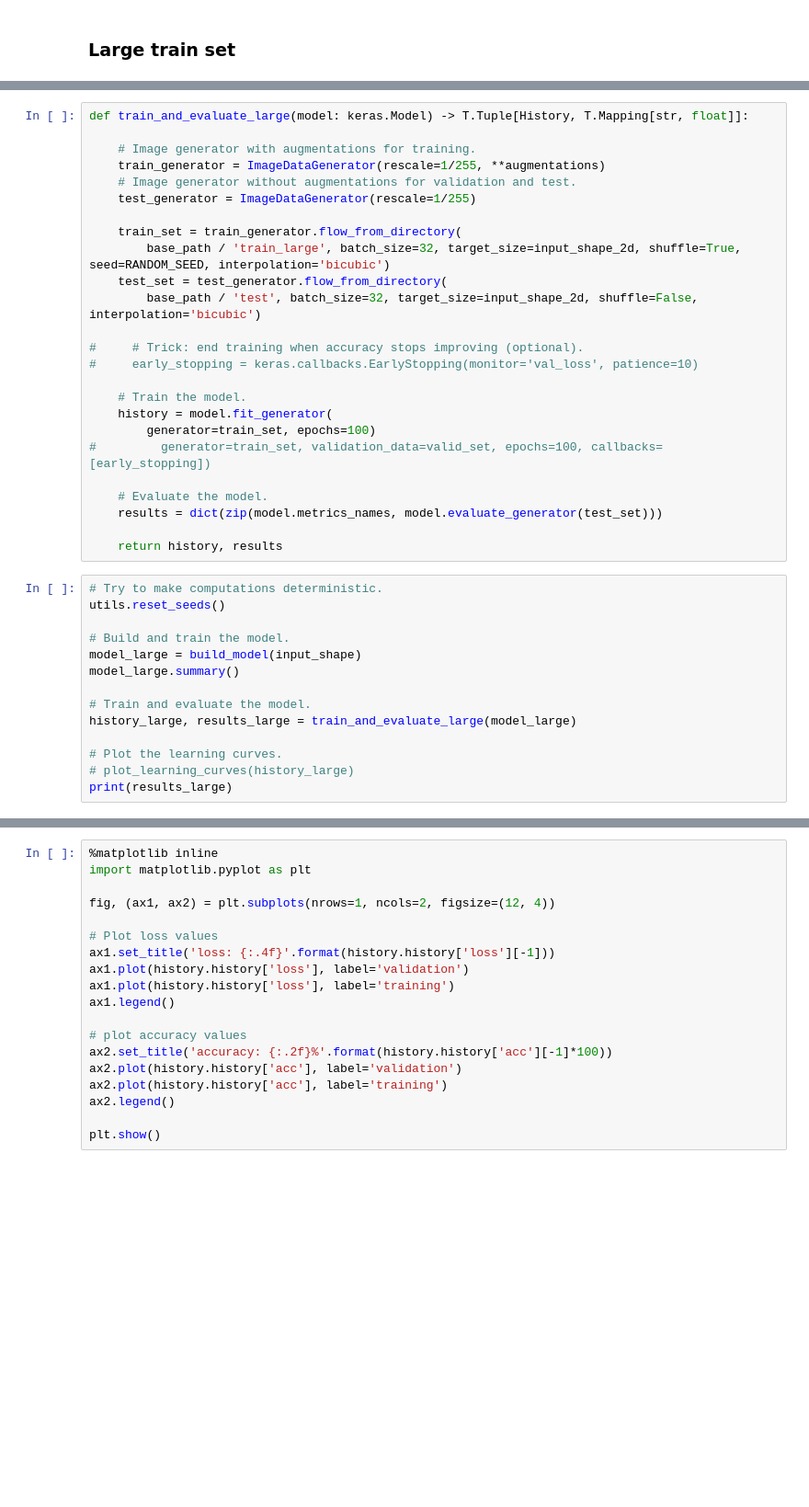
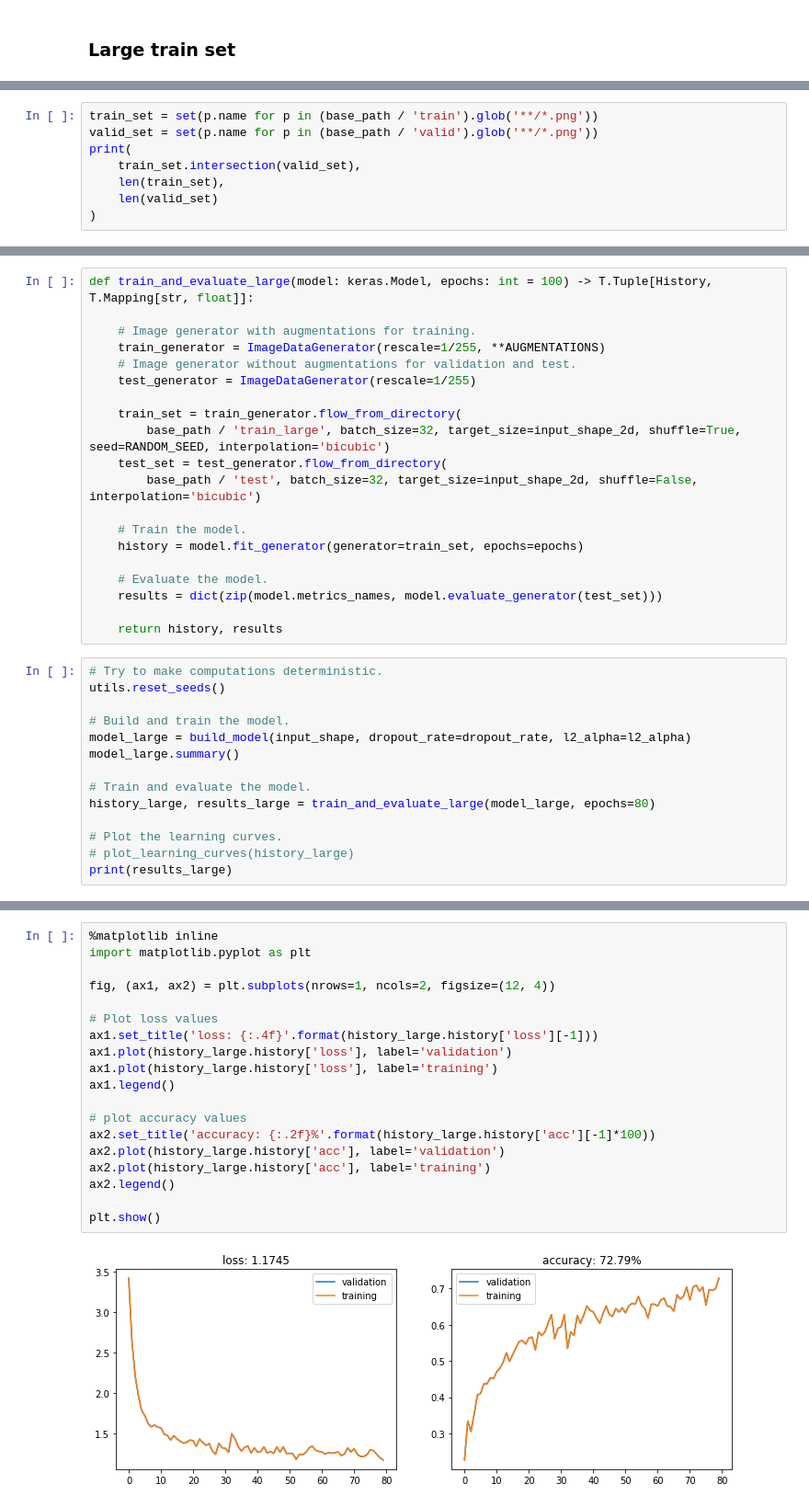
Before and after one commit to jeanrichard/epflx-adsml19-course4-project, a Jupyter notebook: 08_Convnets.ipynb.ipynb, the cells around one changed output, grey strips where cells are left out. Shown: that part at 92% size. Drawn from its saved outputs; the diff is of its cells as text; blank space fills up the shorter version.

```diff
--- a/08_Convnets.ipynb.ipynb
+++ b/08_Convnets.ipynb.ipynb
@@ -279,0 +255,8 @@ Having found a suitable design and set of hyperparameters, we want to figure out
+# %%
+train_set = set(p.name for p in (base_path / 'train').glob('**/*.png'))
+valid_set = set(p.name for p in (base_path / 'valid').glob('**/*.png'))
+print(
+    train_set.intersection(valid_set),
+    len(train_set),
+    len(valid_set)
+)
@@ -280,8 +278,8 @@ Having found a suitable design and set of hyperparameters, we want to figure out
 # %%
-def train_and_evaluate_large(model: keras.Model) -> T.Tuple[History, T.Mapping[str, float]]:
+def train_and_evaluate_large(model: keras.Model, epochs: int = 100) -> T.Tuple[History, T.Mapping[str, float]]:
 
     # Image generator with augmentations for training.
-    train_generator = ImageDataGenerator(rescale=1/255, **augmentations)
+    train_generator = ImageDataGenerator(rescale=1/255, **AUGMENTATIONS)
     # Image generator without augmentations for validation and test.
     test_generator = ImageDataGenerator(rescale=1/255)
 
@@ -290,13 +288,8 @@ def train_and_evaluate_large(model: keras.Model) -> T.Tuple[History, T.Mapping[s
     test_set = test_generator.flow_from_directory(
         base_path / 'test', batch_size=32, target_size=input_shape_2d, shuffle=False, interpolation='bicubic')
 
-#     # Trick: end training when accuracy stops improving (optional).
-#     early_stopping = keras.callbacks.EarlyStopping(monitor='val_loss', patience=10)
-
     # Train the model.
-    history = model.fit_generator(
-        generator=train_set, epochs=100)
-#         generator=train_set, validation_data=valid_set, epochs=100, callbacks=[early_stopping])
+    history = model.fit_generator(generator=train_set, epochs=epochs)
 
     # Evaluate the model.
     results = dict(zip(model.metrics_names, model.evaluate_generator(test_set)))
@@ -307,11 +300,11 @@ def train_and_evaluate_large(model: keras.Model) -> T.Tuple[History, T.Mapping[s
 utils.reset_seeds()
 
 # Build and train the model.
-model_large = build_model(input_shape)
+model_large = build_model(input_shape, dropout_rate=dropout_rate, l2_alpha=l2_alpha)
 model_large.summary()
 
 # Train and evaluate the model.
-history_large, results_large = train_and_evaluate_large(model_large)
+history_large, results_large = train_and_evaluate_large(model_large, epochs=80)
 
 # Plot the learning curves.
 # plot_learning_curves(history_large)
@@ -339,19 +330,21 @@ len(train_set) * 32
 # %%
 %matplotlib inline
 import matplotlib.pyplot as plt
 
 fig, (ax1, ax2) = plt.subplots(nrows=1, ncols=2, figsize=(12, 4))
 
 # Plot loss values
-ax1.set_title('loss: {:.4f}'.format(history.history['loss'][-1]))
-ax1.plot(history.history['loss'], label='validation')
-ax1.plot(history.history['loss'], label='training')
+ax1.set_title('loss: {:.4f}'.format(history_large.history['loss'][-1]))
+ax1.plot(history_large.history['loss'], label='validation')
+ax1.plot(history_large.history['loss'], label='training')
 ax1.legend()
 
 # plot accuracy values
-ax2.set_title('accuracy: {:.2f}%'.format(history.history['acc'][-1]*100))
-ax2.plot(history.history['acc'], label='validation')
-ax2.plot(history.history['acc'], label='training')
+ax2.set_title('accuracy: {:.2f}%'.format(history_large.history['acc'][-1]*100))
+ax2.plot(history_large.history['acc'], label='validation')
+ax2.plot(history_large.history['acc'], label='training')
 ax2.legend()
 
 plt.show()
+# %% [output]
+[figure, added]
```
Also changed, not shown: parts of 42 cells of this notebook, 9 other files.
